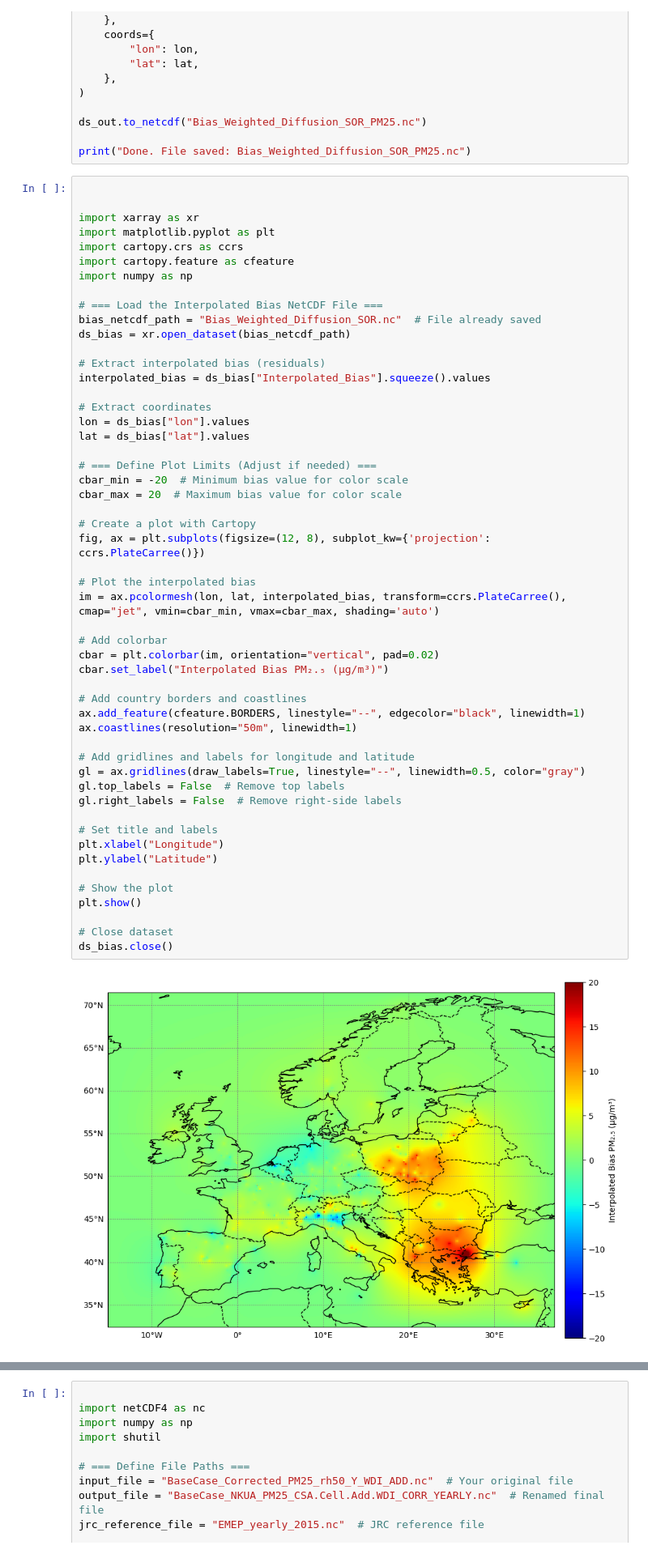
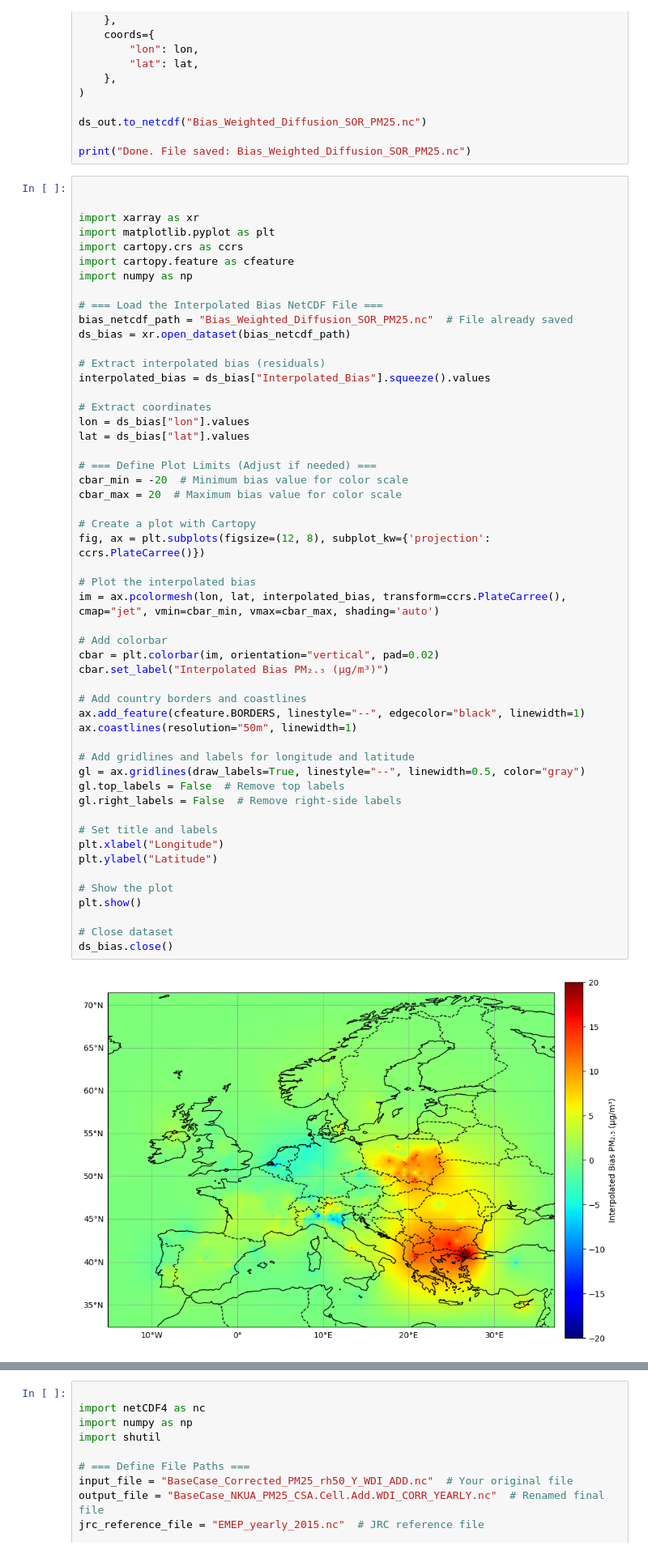
Before and after one commit to costpetrides/FAIRMODE-WG5, a Jupyter notebook: Phase2/WDI_PM25.ipynb, the cells around one changed output, grey strips where cells are left out. Shown at 81% size. Cells and saved outputs as stored; diff of their text form.

```diff
--- a/Phase2/WDI_PM25.ipynb
+++ b/Phase2/WDI_PM25.ipynb
@@ -185,7 +221,7 @@ import cartopy.feature as cfeature
 import numpy as np
 
 # === Load the Interpolated Bias NetCDF File ===
-bias_netcdf_path = "Bias_Weighted_Diffusion_SOR.nc"  # File already saved
+bias_netcdf_path = "Bias_Weighted_Diffusion_SOR_PM25.nc"  # File already saved
 ds_bias = xr.open_dataset(bias_netcdf_path)
 
 # Extract interpolated bias (residuals)
@@ -201,34 +237,34 @@ cbar_max = 20  # Maximum bias value for color scale
 
 # Create a plot with Cartopy
 fig, ax = plt.subplots(figsize=(12, 8), subplot_kw={'projection': ccrs.PlateCarree()})
 
 # Plot the interpolated bias
 im = ax.pcolormesh(lon, lat, interpolated_bias, transform=ccrs.PlateCarree(), cmap="jet", vmin=cbar_min, vmax=cbar_max, shading='auto')
 
 # Add colorbar
 cbar = plt.colorbar(im, orientation="vertical", pad=0.02)
 cbar.set_label("Interpolated Bias PM₂.₅ (µg/m³)")
 
 # Add country borders and coastlines
 ax.add_feature(cfeature.BORDERS, linestyle="--", edgecolor="black", linewidth=1)
 ax.coastlines(resolution="50m", linewidth=1)
 
 # Add gridlines and labels for longitude and latitude
 gl = ax.gridlines(draw_labels=True, linestyle="--", linewidth=0.5, color="gray")
 gl.top_labels = False  # Remove top labels
 gl.right_labels = False  # Remove right-side labels
 
 # Set title and labels
 plt.xlabel("Longitude")
 plt.ylabel("Latitude")
 
 # Show the plot
 plt.show()
 
 # Close dataset
 ds_bias.close()
 # %% [output]
-[figure, old version]
+[figure, new version]
 # %%
 import netCDF4 as nc
 import numpy as np
```
Also changed, not shown: parts of 10 cells of this notebook.
